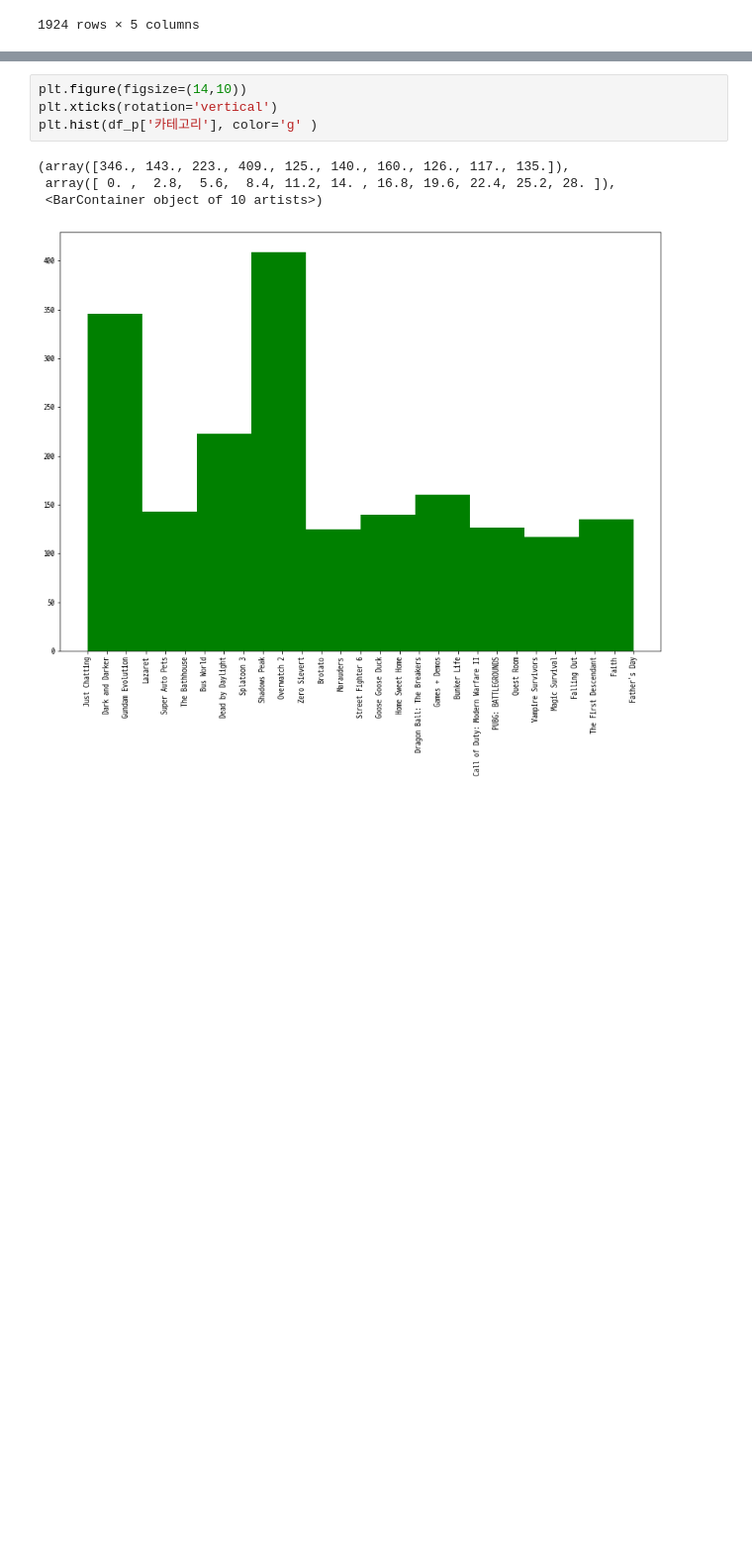
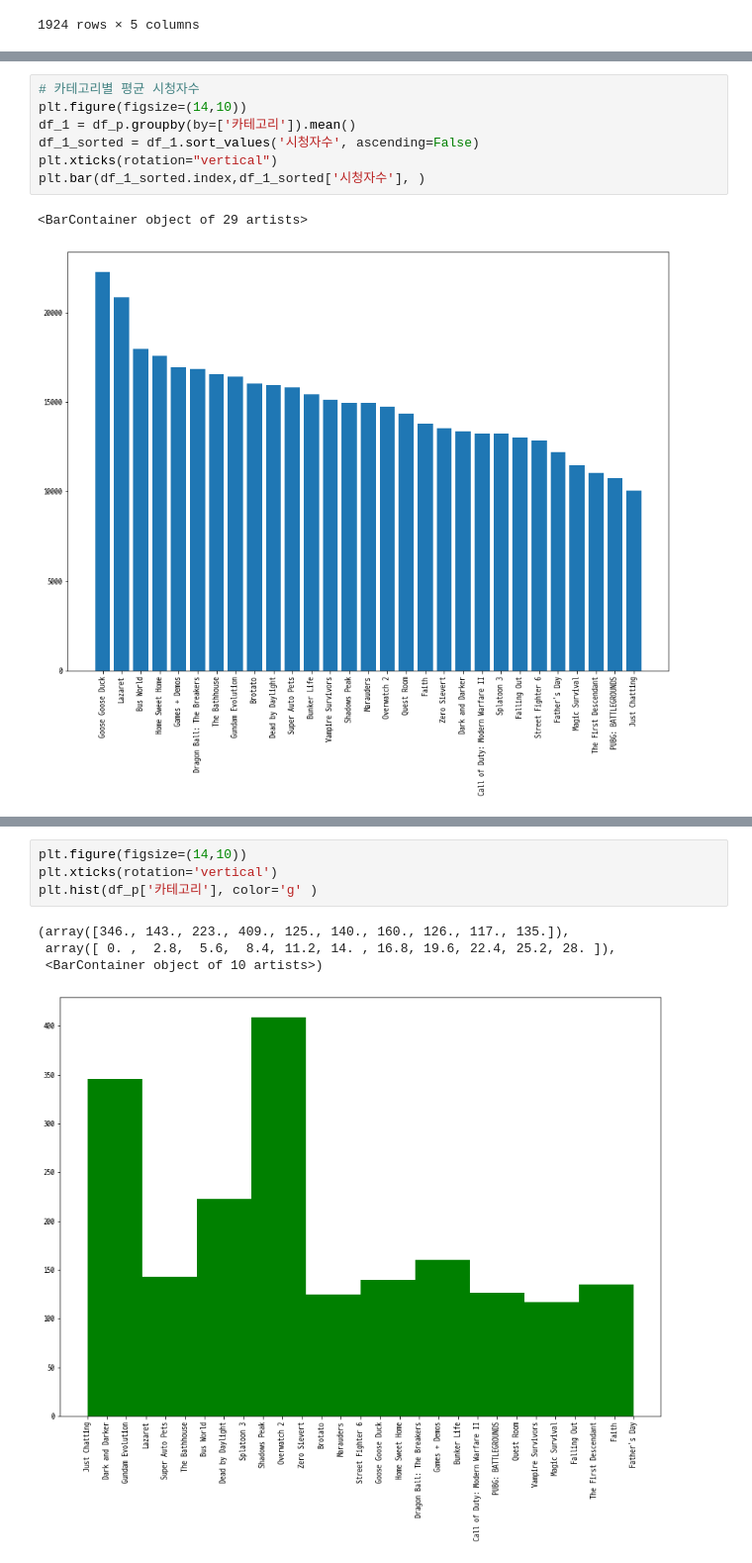
Before and after one commit to saparian0304/tjoeunacademy_test, a Jupyter notebook: jupyter/데이터분석프로젝트/연습/분석 연습.ipynb, the cells around one changed output, grey strips where cells are left out. Shown: that part at 99% size. Saved outputs shown, nothing was run; the diff lists cells and outputs as text; blank space fills up the shorter version.

```diff
--- a/jupyter/데이터분석프로젝트/연습/분석 연습.ipynb
+++ b/jupyter/데이터분석프로젝트/연습/분석 연습.ipynb
@@ -181,0 +203,10 @@ plt.scatter(df_p['카테고리'], df_p['시청자수'])
+# %%
+# 카테고리별 평균 시청자수
+plt.figure(figsize=(14,10))
+df_1 = df_p.groupby(by=['카테고리']).mean()
+df_1_sorted = df_1.sort_values('시청자수', ascending=False)
+plt.xticks(rotation="vertical")
+plt.bar(df_1_sorted.index,df_1_sorted['시청자수'], )
+# %% [output]
+<BarContainer object of 29 artists>
+[figure, added]
```
Also changed, not shown: parts of 6 cells of this notebook, 10 other files.
